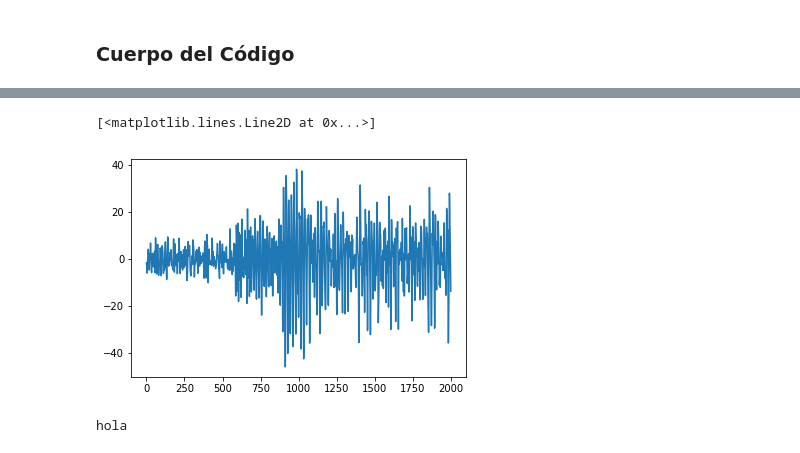
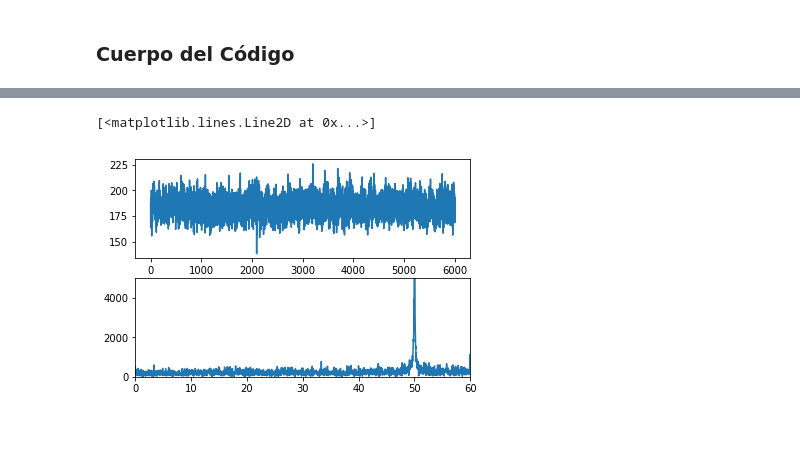
Before and after one commit to lopezjuanma96/PiDJm, a Jupyter notebook: ProcEEGingV.ipynb, the cells around one changed output, grey strips where cells are left out. Saved outputs shown, nothing was run; the diff lists cells and outputs as text; code cells hidden in the pictures.

```diff
--- a/ProcEEGingV.ipynb
+++ b/ProcEEGingV.ipynb
@@ -480,9 +483,14 @@ plt.plot(X_mneRaw.get_data()[0,20000:22000])
-# %%
-plt.plot(X_mneProc.get_data()[0,20000:22000])
-# %% [output]
-[<matplotlib.lines.Line2D at 0x...>]
-[figure, removed]
-# %%
-print("hola")
-# %% [output]
-hola
+# %%
+fr1 = np.fft.fftfreq(6000, d = 1/200)
+tf1 = np.fft.fftshift(abs(np.fft.fft(X_mneRaw.get_data()[0,72000:78000])))
+
+plt.subplot(211)
+plt.plot(X_mneRaw.get_data()[0,72000:78000])
+
+plt.subplot(212)
+plt.xlim((0,60))
+plt.ylim((0,5000))
+plt.plot(fr1, tf1)
+# %% [output]
+[<matplotlib.lines.Line2D at 0x...>]
+[figure, added]
```
Also changed, not shown: parts of 5 cells of this notebook.
